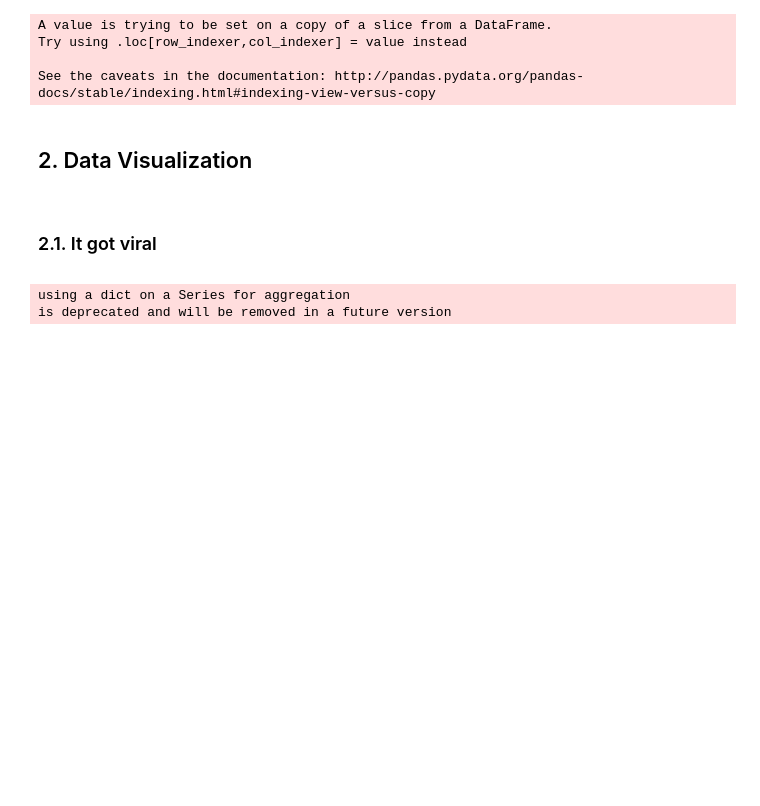
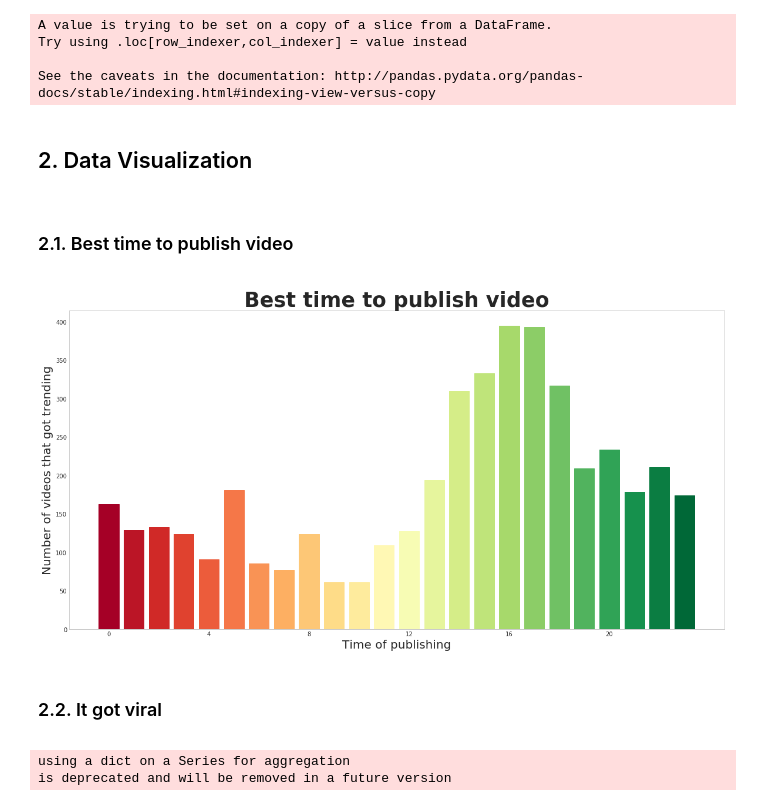
Before and after one commit to SkalskiP/ILearnMachineLearning.py, a Jupyter notebook: 0_Kaggle_projects/Most_Trending_on_YouTube.ipynb, the cells around one changed output. Cells and saved outputs as stored; diff of their text form; code cells hidden in the pictures; blank space fills up the shorter version.

```diff
--- a/0_Kaggle_projects/Most_Trending_on_YouTube.ipynb
+++ b/0_Kaggle_projects/Most_Trending_on_YouTube.ipynb
@@ -94,6 +95,7 @@ us_videos['trending_date'] = pd.to_datetime(us_videos['trending_date'], format='
 publish_time = pd.to_datetime(us_videos['publish_time'], format='%Y-%m-%dT%H:%M:%S.%fZ')
 us_videos['publish_date'] = publish_time.dt.date
 us_videos['publish_time'] = publish_time.dt.time
+us_videos['publish_hour'] = publish_time.dt.hour
 # %%
 us_videos.head(1)
 # %% [output]
@@ -142,8 +150,41 @@ See the caveats in the documentation: http://pandas.pydata.org/pandas-docs/stabl
 # %% [markdown]
 ## 2. Data Visualization
 <a id="data_visualization"></a>
+# %% [markdown]
+### 2.1. Best time to publish video
+<a id="best_time_to_publish_video"></a>
+# %%
+# Initialization of the list storing counters for subsequent publication hours
+publish_h = [0] * 24
+
+for index, row in us_videos_first.iterrows():
+    publish_h[row["publish_hour"]] += 1
+
+values = publish_h
+ind = np.arange(len(values))
+
+
+# Creating new plot
+fig = plt.figure(figsize=(20,10))
+ax = fig.add_subplot(111)
+ax.yaxis.grid()
+ax.xaxis.grid()
+bars = ax.bar(ind, values)
+
+# Sampling of Colormap
+for i, b in enumerate(bars):
+    b.set_color(plt.cm.RdYlGn(i / (len(values) - 1)))
+
+plt.ylabel('Number of videos that got trending', fontsize=20)
+plt.xlabel('Time of publishing', fontsize=20)
+plt.title('Best time to publish video', fontsize=35, fontweight='bold')
+plt.xticks(np.arange(0, len(ind), len(ind)/6), [0, 4, 8, 12, 16, 20])
+
+plt.show()
+# %% [output]
+[figure, added]
 # %% [markdown]
-### 2.1. It got viral
+### 2.2. It got viral
 <a id="it_got_viral"></a>
 # %%
 from IPython.display import HTML, display
```
Also changed, not shown: parts of 11 cells of this notebook.
